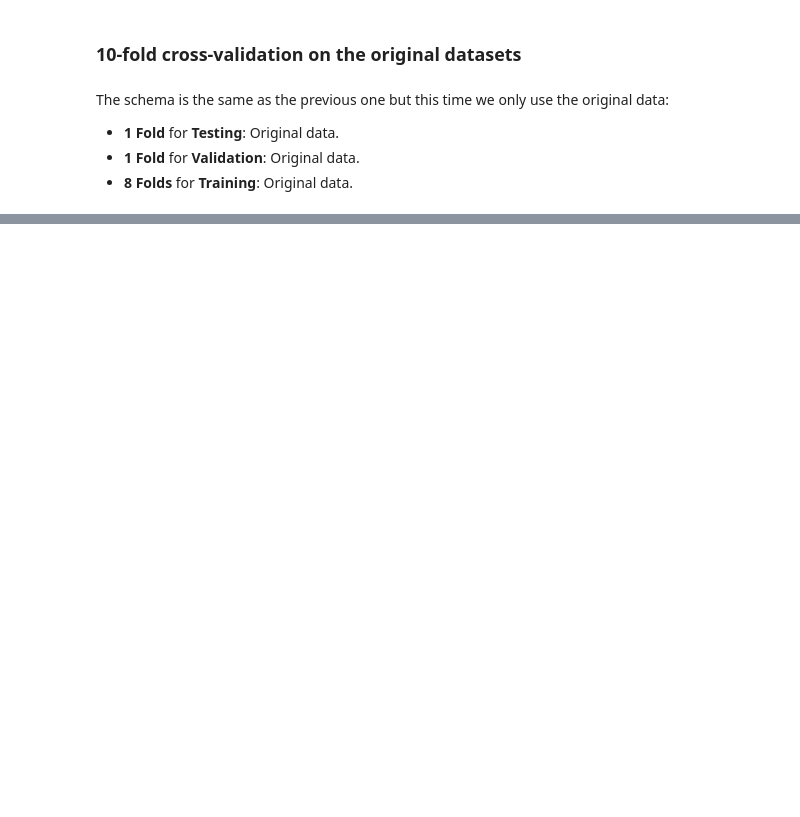
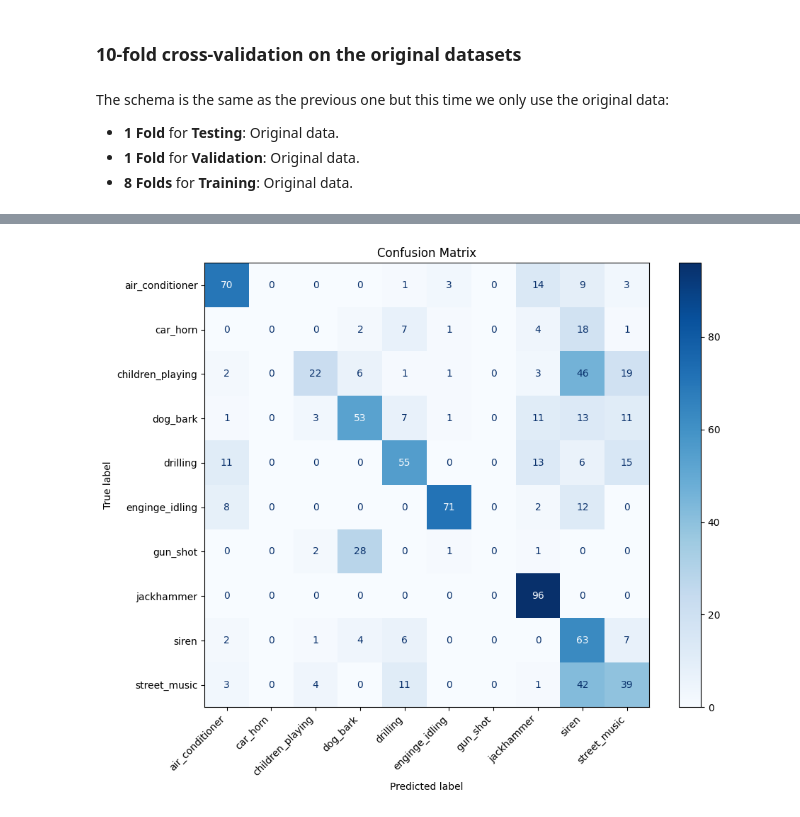
Before and after one commit to Alejandro-131004/AC-II, a Jupyter notebook: MLP.ipynb, the cells around one changed output, grey strips where cells are left out. Drawn from its saved outputs; the diff is of its cells as text; code cells hidden in the pictures; blank space fills up the shorter version.

Commit message:
MLP mas tem classes a 0

```diff
--- a/MLP.ipynb
+++ b/MLP.ipynb
@@ -721,0 +620,91 @@ one
+# %%
+import numpy as np
+import tensorflow as tf
+
+import matplotlib.pyplot as plt
+
+def generate_confusion_matrix_and_plot(config, X_test, y_test, class_names):
+    model = MLP(
+        input_dim=X_test.shape[1],
+        output_dim=10,
+        hidden_units=config['hidden_units'],
+        dropout_rate=config['dropout_rate'],
+        activations=config['activations'],
+        regularization_type=config.get('regularization_type', None),
+        regularization_value=config.get('regularization_value', 0.01)
+    )
+
+    model.compile(
+        optimizer=tf.keras.optimizers.Adam(learning_rate=config['learning_rate']),
+        loss=tf.keras.losses.SparseCategoricalCrossentropy(),
+        metrics=['accuracy']
+    )
+
+    # Treinando o modelo
+    model.fit(X_test, y_test, batch_size=config['batch_size'], epochs=config['epochs'], verbose=0)
+
+    # Fazendo previsões
+    y_pred = np.argmax(model.predict(X_test), axis=1)
+
+    # Gerando a matriz de confusão
+    cm = confusion_matrix(y_test, y_pred)
+
+    # Exibindo a matriz de confusão com rótulos ajustados
+    disp = ConfusionMatrixDisplay(confusion_matrix=cm, display_labels=class_names)
+    fig, ax = plt.subplots(figsize=(10, 8))  # Definindo o tamanho da figura
+    disp.plot(cmap=plt.cm.Blues, ax=ax)
+    plt.title("Confusion Matrix")
+    plt.xticks(rotation=45, ha="right")  # Rotacionando os rótulos no eixo X para evitar sobreposição
+    plt.yticks(rotation=0)  # Mantendo os rótulos no eixo Y horizontais
+    plt.tight_layout()  # Ajustando o layout para evitar cortes
+    plt.show()
+
+    # Relatório de classificação
+    report = classification_report(y_test, y_pred, target_names=class_names)
+    print("Classification Report:\n", report)
+
+    # Calculando a precisão por classe
+    class_precision = cm.diagonal() / cm.sum(axis=1)
+
+    # Calculando a média e desvio padrão da precisão por classe
+    class_mean_precision = class_precision.mean()
+    class_std_precision = class_precision.std()
+
+    # Plotando a precisão por classe com erro padrão
+    plt.figure(figsize=(10, 6))
+    plt.bar(range(len(class_names)), class_precision, yerr=class_std_precision, capsize=5, alpha=0.7, color='purple')
+    plt.xticks(range(len(class_names)), class_names, rotation=45)
+    plt.ylabel('Precision')
+    plt.xlabel('Class')
+    plt.title('Class-Wise Precision')
+    plt.tight_layout()
+    plt.show()
+
+# Já definida configuração
+best_config = {
+    'hidden_units': [256, 128, 64],
+    'activations': ['relu', 'relu', 'relu'],
+    'dropout_rate': 0.3,
+    'batch_size': 64,
+    'epochs': 20,
+    'learning_rate': 0.0001,
+    'regularization_type': None,
+    'regularization_value': 0.01
+}
+
+# Caminho para os arquivos de dados
+files = [f'datasets/urbansounds_features_fold{i}.csv' for i in range(1, 11)]
+
+# Carregar dados de teste (ajustar índice conforme necessário)
+X_test, y_test = load_fold_data(0, files)
+
+# Definir os nomes das classes
+class_names = [
+    "air_conditioner", "car_horn", "children_playing", "dog_bark",
+    "drilling", "enginge_idling", "gun_shot", "jackhammer",
+    "siren", "street_music"
+]
+
+# Gerar e exibir a matriz de confusão, relatório de classificação e gráfico de precisão por classe
+generate_confusion_matrix_and_plot(best_config, X_test, y_test, class_names)
+# %% [output]
@@ -721,0 +712 @@ one
+[figure, added]
```
Also changed, not shown: parts of 6 cells of this notebook.
